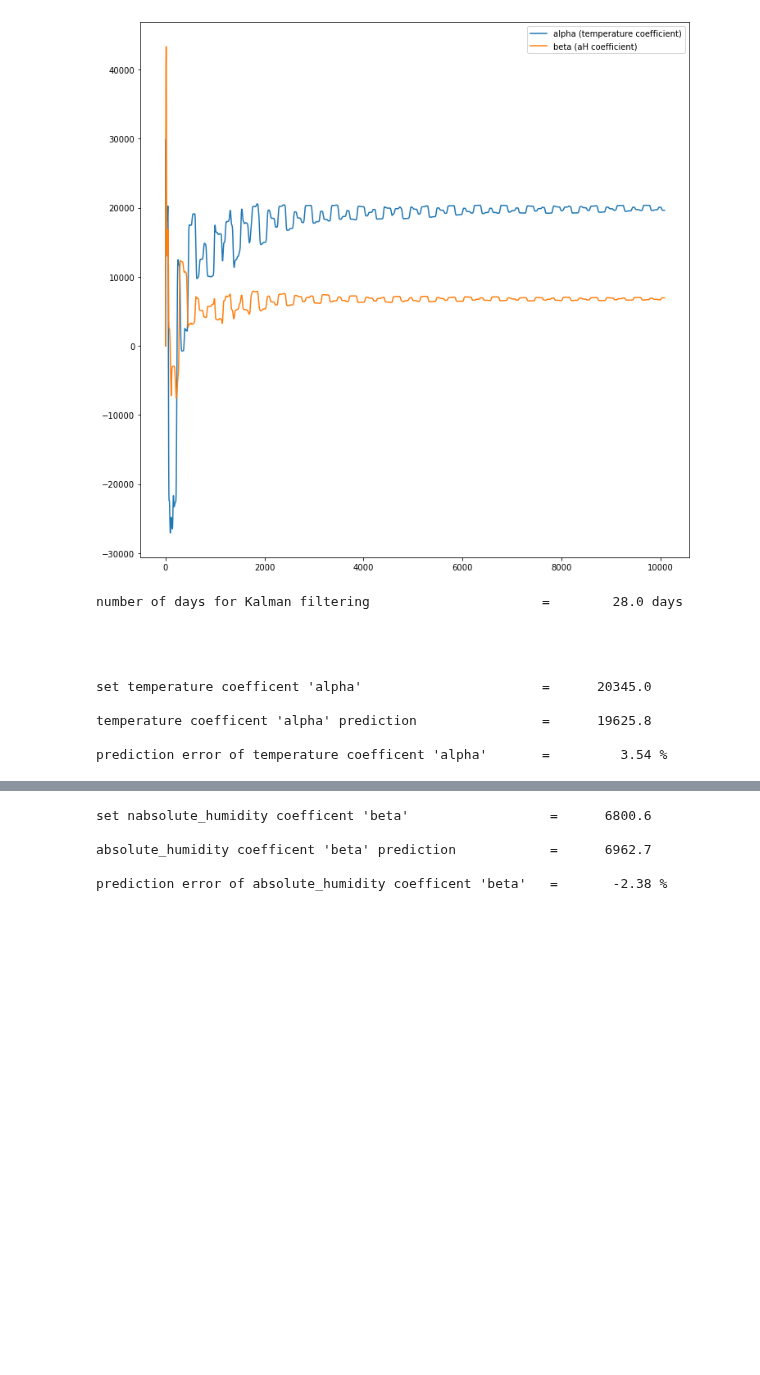
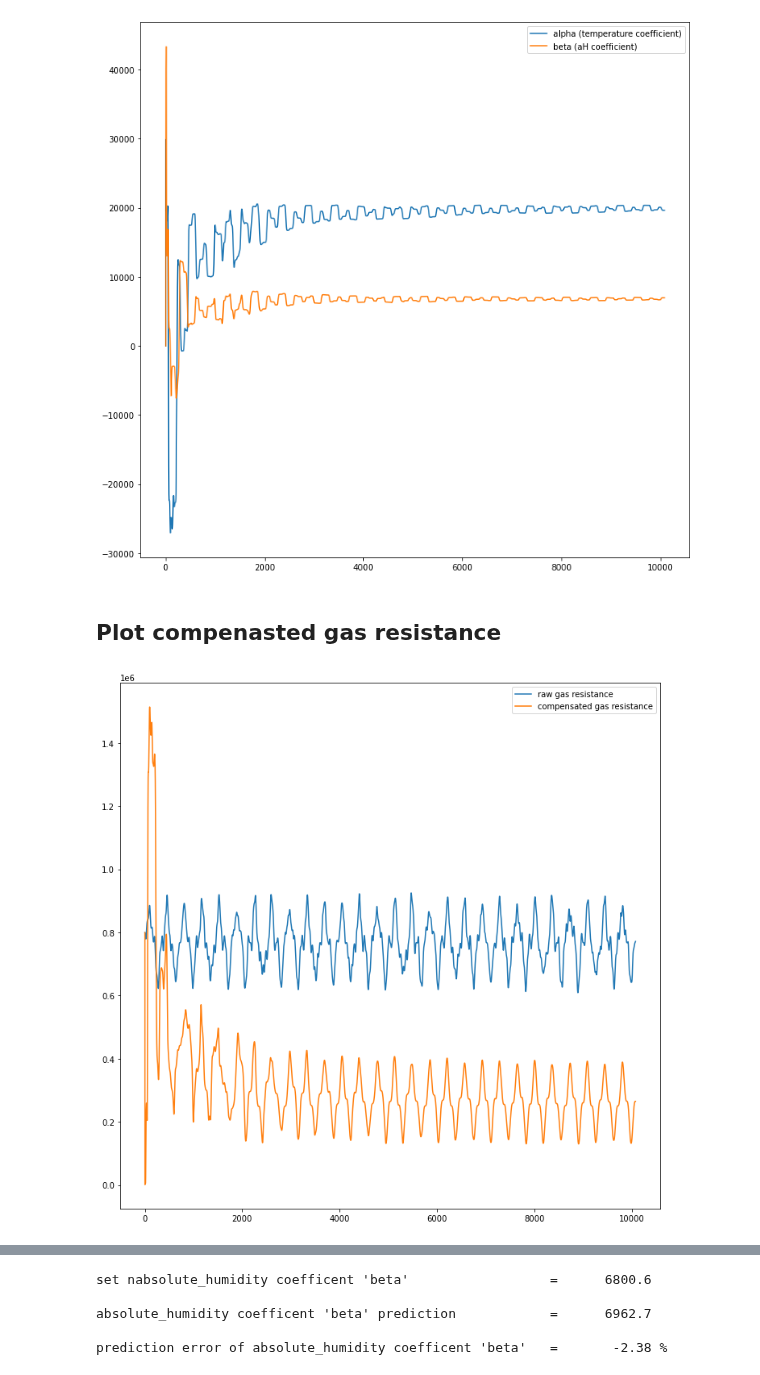
Before and after one commit to FUEL4EP/HomeAutomation, a Jupyter notebook: AsksinPP_developments/sketches/HB-UNI-Sensor1-AQ-BME680_KF/Kalman_Filter/Prove_of_Kalman_filter_with_synthesized_data.ipynb, the cells around one changed output, grey strips where cells are left out. Drawn from its saved outputs; the diff is of its cells as text; code cells hidden in the pictures; blank space fills up the shorter version.

```diff
--- a/AsksinPP_developments/sketches/HB-UNI-Sensor1-AQ-BME680_KF/Kalman_Filter/Prove_of_Kalman_filter_with_synthesized_data.ipynb
+++ b/AsksinPP_developments/sketches/HB-UNI-Sensor1-AQ-BME680_KF/Kalman_Filter/Prove_of_Kalman_filter_with_synthesized_data.ipynb
@@ -174,7 +174,8 @@ R =  [[0.0001]]
 # %%
 kf = KalmanFilter(F = F, H = H, Q = Q, R = R)
 predictions = []
-compensatedensated_gas_resistance_resistance=[]
+raw_gas=[]
+compensated_gas_resistance_resistance=[]
 states=[]
 
 #print("raw gas_resistance resistance measurements =", measurements[:,0])
@@ -192,9 +193,10 @@ it = 0  # iteration index
 #print("\nState vector kf.x= ", kf.x)
 for z in measurements:
     zg = z[0] # raw_gas_resistance_resistance
+    raw_gas.append(zg)
     # make observation model matrix state dependant
     H = np.array([[1, z[1], z[2]]]).reshape(1, 3)
-    # z[1]: measured temperatureerature
+    # z[1]: measured temperature
     # z[2]: calculated absolute humidity absolute_humidity(T, rH)
     # estimated state vector x:
     # x[0]: estimated VOC resistance
@@ -204,7 +206,7 @@ for z in measurements:
     it = it + 1
     #print("\nState vector kf.x= ", kf.x)
     #print results for the last sample of the measurement sequence
-    if ((it == last_index)):  # print results of last measurement index
+    if ((it == 1) or (it == last_index)):  # print results of first and last measurement index
         print ("\nIteration index = ", it)
         print ("\n")
         print("\nState vector kf.x= ", kf.x)
@@ -212,10 +214,11 @@ for z in measurements:
         print("\nObservation transition matrix kf.H = ", kf.H)
         print("\nKalman filter prediction = ", kf.predict())
         print("\nKalman filter update = ",np.dot(H,  kf.predict()))
+        print("\nraw gas = ",zg)
         print ("\n\n")
     predictions.append(np.dot(H,  kf.predict()))
 
-    compensatedensated_gas_resistance_resistance.append(zg-kf.predict()[1,0]*z[1]-kf.predict()[2,0]*z[2])
+    compensated_gas_resistance_resistance.append(zg-kf.predict()[1,0]*z[1]-kf.predict()[2,0]*z[2])
     #compensatedensated_gas_resistance_resistance.append(-kf.predict()[1,0]*z[1]-kf.predict()[2,0]*z[2])
     #compensatedensated_gas_resistance_resistance.append(-kf.predict()[1,0]*z[1])
     #rint("\nraw gas_resistance resistance                = ",zg)
@@ -261,20 +264,14 @@ ax.legend()
 plt.show()
 # %% [output]
 [figure]
-# %%
-print("\n\nnumber of days for Kalman filtering                      = %11.1lf days\n\n" % number_of_days)
-
-print("\n\nset temperature coefficent 'alpha'                       =  %11.1lf" % alpha)
-print("\ntemperature coefficent 'alpha' prediction                =  %11.1lf" % kf.predict()[1,0])
-print("\nprediction error of temperature coefficent 'alpha'       =  %11.2lf %%" % ((alpha -kf.predict()[1,0])/alpha*100.0) )
-# %% [output]
-number of days for Kalman filtering                      =        28.0 days
-
-
-
-
-set temperature coefficent 'alpha'                       =      20345.0
-
-temperature coefficent 'alpha' prediction                =      19625.8
-
-prediction error of temperature coefficent 'alpha'       =         3.54 %
+# %% [markdown]
+## Plot compenasted gas resistance
+# %%
+import matplotlib.pyplot as plt
+fig, ax = plt.subplots(figsize=(12, 12))
+ax.plot(range(len(raw_gas)), np.array(raw_gas), label = 'raw gas resistance')
+ax.plot(range(len(compensated_gas_resistance_resistance)), np.array(compensated_gas_resistance_resistance), label = 'compensated gas resistance')
+ax.legend()
+plt.show()
+# %% [output]
+[figure, added]
```
Also changed, not shown: parts of 2 cells of this notebook, 52 other files.
